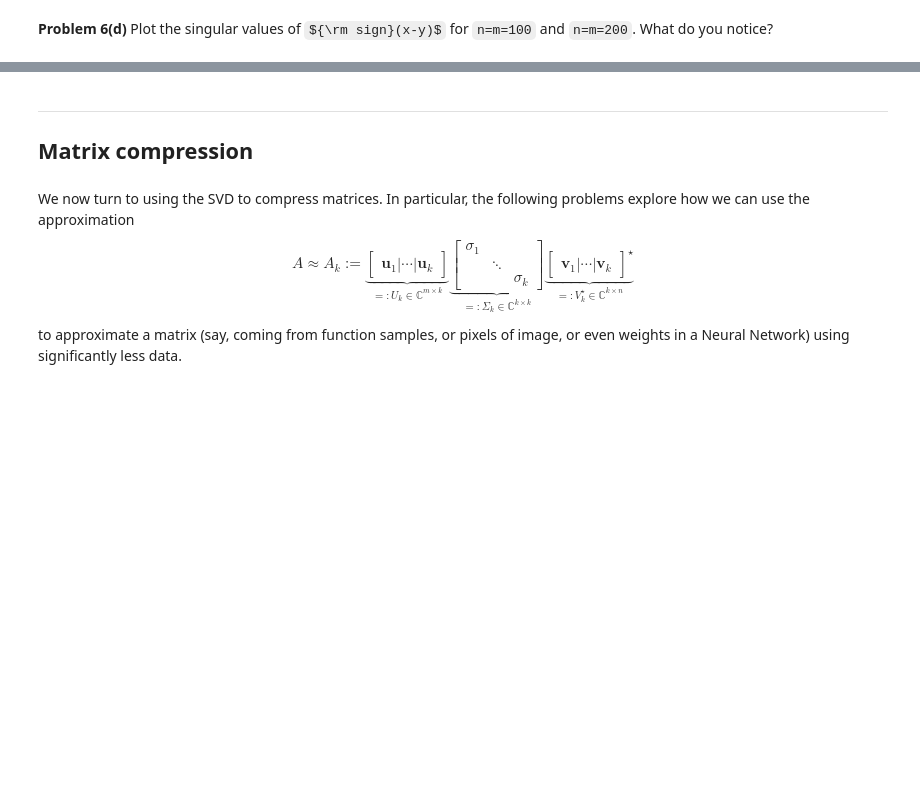
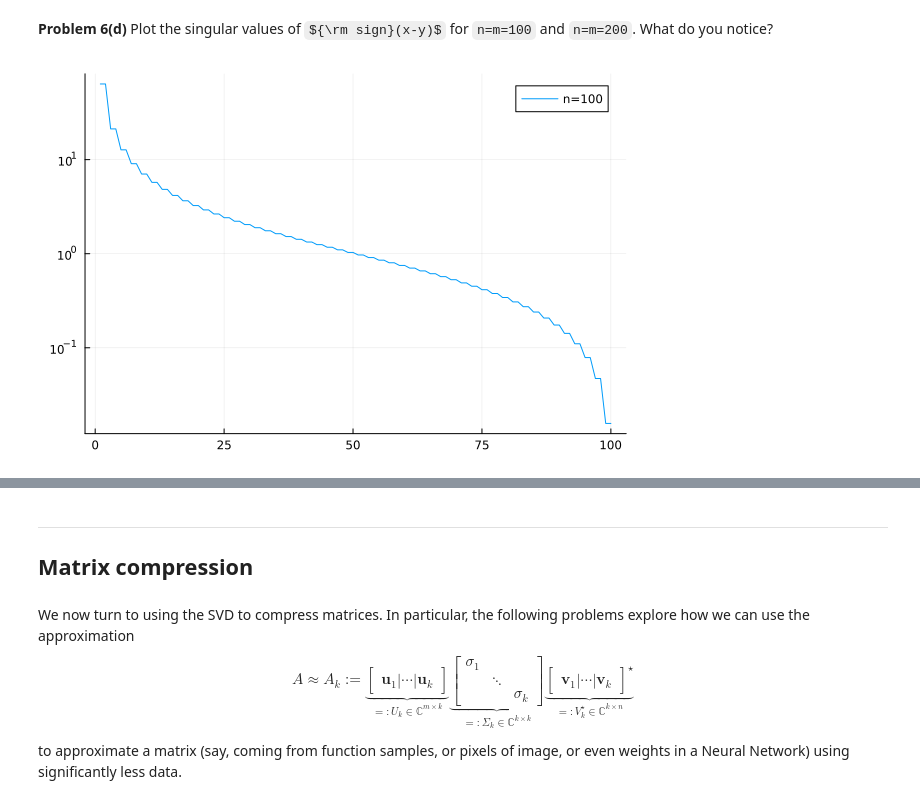
Before and after one commit to lovelife383/MATH50003NumericalAnalysis, a Jupyter notebook: labs/lab7.ipynb, the cells around one changed output, grey strips where cells are left out. Cells and saved outputs as stored; diff of their text form; code cells hidden in the pictures; some formulas as TeX source; blank space fills up the shorter version.

```diff
--- a/labs/lab7.ipynb
+++ b/labs/lab7.ipynb
@@ -397,3 +421,10 @@ How do the singular values change as the functions become more oscillatory in bo
 # %% [markdown]
 **Problem 6(d)** Plot the singular values of ${\rm sign}(x-y)$ for `n=m=100`
 and `n=m=200`.  What do you notice?
+# %%
+s = (x,y) -> sign(x-y)
+S100 = fsample(s, 100, 100)
+S200 = fsample(s, 200, 200)
+plot(1:100,svdvals(S100); yscale=:log10, label="n=100")
+# %% [output]
+[figure, added]
```
Also changed, not shown: parts of 5 cells of this notebook.
